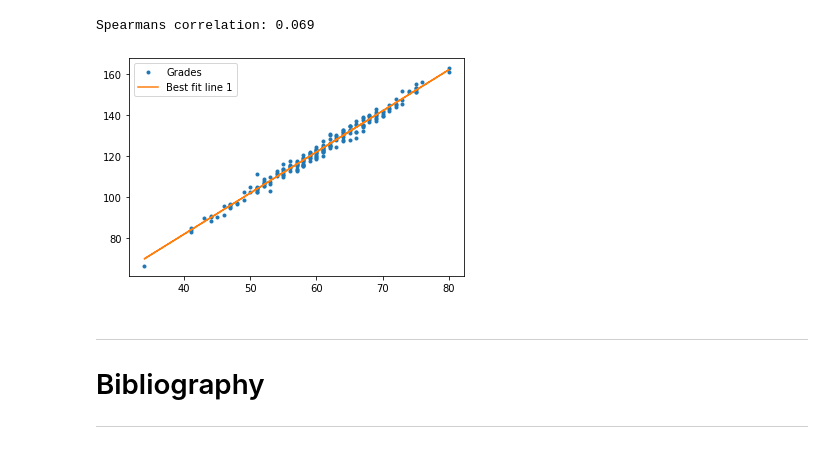
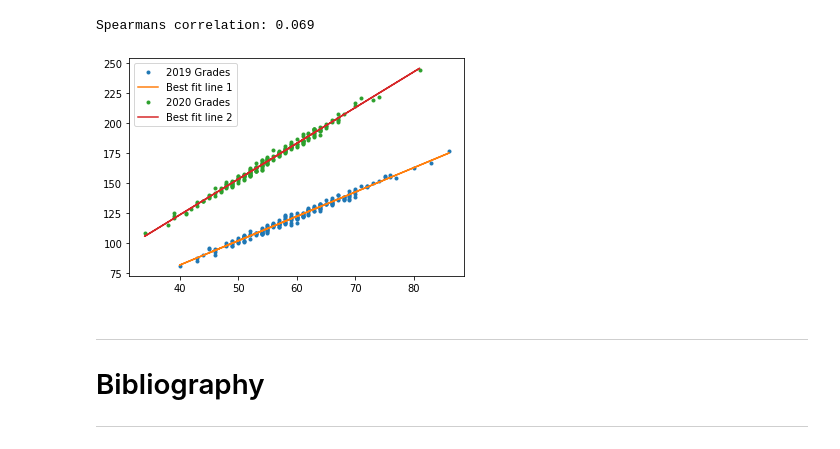
Before and after one commit to Willie2511/Programming-For-DA-Project, a Jupyter notebook: ProgrammingProject.ipynb, the cells around one changed output. Saved outputs shown, nothing was run; the diff lists cells and outputs as text; code cells hidden in the pictures.

```diff
--- a/ProgrammingProject.ipynb
+++ b/ProgrammingProject.ipynb
@@ -142,15 +225,20 @@ Spearmans correlation: 0.069
 # %%
 x1 = np.random.poisson(60, 200)
 y1 = 2.0 * x1 + 2.0 + np.random.normal(0.0, 2.0, len(x1))
-
+x2 = np.random.poisson(56, 200)
+y2 = 3.0 * x2 + 3.0 + np.random.normal(0.0, 2.0, len(x2))
 coeffs1 = np.polyfit(x1, y1, 1)
 coeffs1
+coeffs2 = np.polyfit(x2, y2, 1)
+coeffs2
+plt.plot(x1, y1, '.', label="2019 Grades")
+plt.plot(x1, coeffs1[0] * x1 + coeffs1[1], '-', label='Best fit line 1')
+plt.plot(x2, y2, '.', label="2020 Grades")
+plt.plot(x2, coeffs2[0] * x2 + coeffs2[1], '-', label='Best fit line 2')
 
-plt.plot(x1, y1, '.', label="Grades")
-plt.plot(x1, coeffs1[0] * x1 + coeffs1[1], '-', label='Best fit line 1')
 plt.legend();
 # %% [output]
-[figure, old version]
+[figure, new version]
 # %% [markdown]
 ***
 # Bibliography
```
Also changed, not shown: parts of 19 cells of this notebook.
